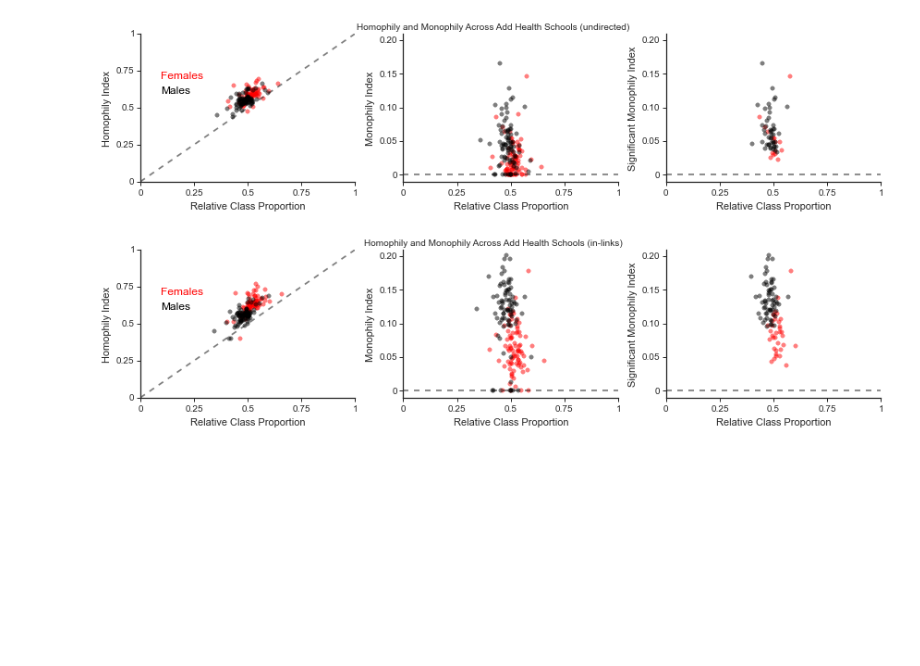
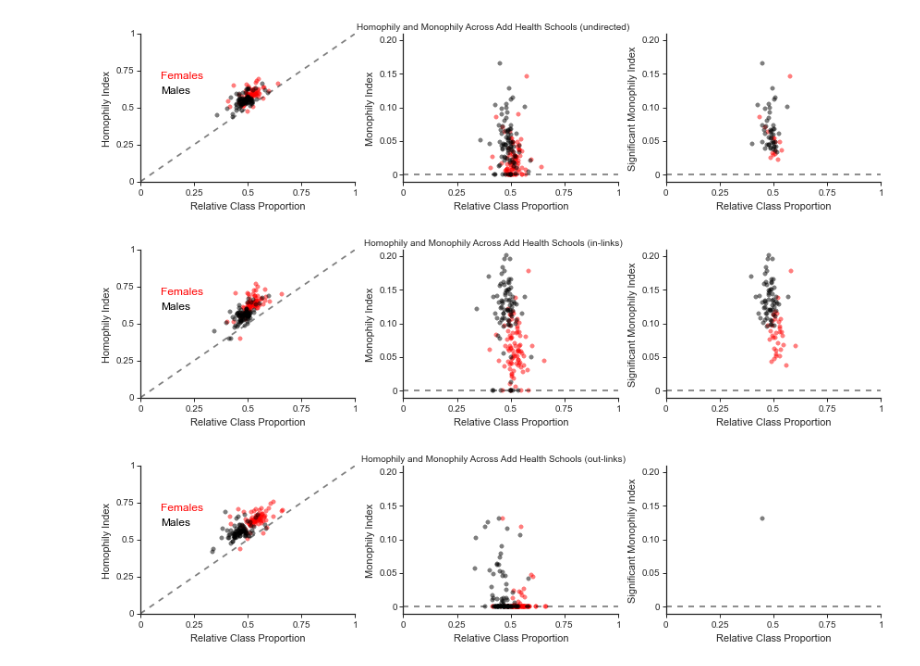
Before and after one commit to kaltenburger/gender_graph_code, a Jupyter notebook: code/0_analyze_FB100_AddHealth/d_All -- process all FB100 Schools and Add Health Schools.ipynb, the cells around one changed output. Cells and saved outputs as stored; diff of their text form; code cells hidden in the pictures; blank space fills up the shorter version.

```diff
--- a/code/0_analyze_FB100_AddHealth/d_All -- process all FB100 Schools and Add Health Schools.ipynb
+++ b/code/0_analyze_FB100_AddHealth/d_All -- process all FB100 Schools and Add Health Schools.ipynb
@@ -420,3 +400,100 @@ pp.savefig()
 pp.close()
 # %% [output]
 [figure]
+# %%
+## combine figures
+%matplotlib inline
+
+f, (ax1, ax2, ax3) = plt.subplots(1, 3,
+                             sharey=False, sharex=True,
+                            figsize=(12, 3))
+
+ax1.plot( [0,1],[0,1] ,'k--',alpha=0.5)
+
+plt.setp(ax1, xticks=[0,0.25, 0.5, 0.75, 1], xticklabels=['0', '0.25', '0.5', '0.75', '1'],
+        yticks=[0,0.25, 0.5, 0.75, 1], yticklabels=['0', '0.25', '0.5', '0.75', '1'])
+plt.setp(ax2, xticks=[0,0.25, 0.5, 0.75, 1], xticklabels=['0', '0.25', '0.5', '0.75', '1'],
+        yticks=[0,0.05, 0.1, 0.15, 0.2], yticklabels=['0','0.05', '0.10', '0.15', '0.20'])
+plt.setp(ax3, xticks=[0,0.25, 0.5, 0.75, 1], xticklabels=['0', '0.25', '0.5', '0.75', '1'],
+        yticks=[0,0.05, 0.1, 0.15, .2], yticklabels=['0','0.05', '0.10', '0.15', '0.20'])
+
+ax1.set_xticks([0,0.25, 0.5, 0.75, 1])
+ax1.minorticks_on()
+ax1.tick_params('both', length=4, width=1, which='major', left=1, bottom=1, top=0, right=0)
+ax1.set_xlabel('Relative Class Proportion')
+ax2.set_xlabel('Relative Class Proportion')
+ax3.set_xlabel('Relative Class Proportion')
+
+
+ax1.scatter(ah_hom_mon_out.ratio_F[ah_hom_mon_out.cc_average_degree_F>0],
+           ah_hom_mon_out.cc_homophily_F[ah_hom_mon_out.cc_average_degree_F>0],
+            color=color_F,alpha=0.5)
+#ax1.annotate('Females', xy=(0.1,0.7),
+#                 color=color_F, alpha=1, size=12)
+ax1.annotate('Males', xy=(0.1,0.6),
+                 color=color_M, alpha=1, size=12)
+ax1.annotate('Females', xy=(0.1,0.7),
+                 color=color_F, alpha=1, size=12)
+ax2.tick_params('both', length=4, width=1, which='major', left=1, bottom=1, top=0, right=0)
+ax3.tick_params('both', length=4, width=1, which='major', left=1, bottom=1, top=0, right=0)
+
+
+
+
+ax1.scatter(1-ah_hom_mon_out.ratio_F[ah_hom_mon_out.cc_average_degree_M>0],
+           ah_hom_mon_out.cc_homophily_M[ah_hom_mon_out.cc_average_degree_M>0],
+           color=color_M,alpha=0.5)
+#ax1.annotate('Males', xy=(0.1,0.6),
+#                 color=color_M, alpha=1, size=12)
+
+ax1.set_ylabel('Homophily Index')
+ax1.set_xlim(0,1)
+ax1.set_ylim(0,1)
+
+ax1.spines["right"].set_visible(False)
+ax1.spines["top"].set_visible(False)
+
+
+ax2.plot( [0,1],[0,0] ,'k--',alpha=0.5)
+
+ax2.scatter(ah_hom_mon_out.ratio_F[ah_hom_mon_out.cc_average_degree_F>0],
+           ah_hom_mon_out.cc_monophily_F[ah_hom_mon_out.cc_average_degree_F>0],
+            color=color_F,alpha=0.5)
+
+
+ax2.scatter(1-ah_hom_mon_out.ratio_F[ah_hom_mon_out.cc_average_degree_M>0],
+           ah_hom_mon_out.cc_monophily_M[ah_hom_mon_out.cc_average_degree_M>0],
+           color=color_M,alpha=0.5)
+
+ax2.set_ylabel('Monophily Index')
+ax2.set_xlim(0,1)
+ax2.set_ylim(-0.01,0.21)
+ax2.spines["right"].set_visible(False)
+ax2.spines["top"].set_visible(False)
+
+
+ax3.plot( [0,1],[0,0] ,'k--',alpha=0.5)
+
+
+ax3.scatter(ah_hom_mon_out.ratio_F[ah_hom_mon_out.chi_square_p_value_F<0.001],
+           ah_hom_mon_out.cc_monophily_F[ah_hom_mon_out.chi_square_p_value_F<0.001],
+            color=color_F,alpha=0.5)
+
+
+ax3.scatter(1-ah_hom_mon_out.ratio_F[ah_hom_mon_out.chi_square_p_value_M<00.001],
+           ah_hom_mon_out.cc_monophily_M[ah_hom_mon_out.chi_square_p_value_M<0.001],
+           color=color_M,alpha=0.5)
+
+ax3.set_ylabel('Significant Monophily Index')
+ax3.set_xlim(0,1)
+ax3.set_ylim(-0.01,0.21)
+ax3.spines["right"].set_visible(False)
+ax3.spines["top"].set_visible(False)
+
+plt.tight_layout()
+f.text(0.5, 0.95, 'Homophily and Monophily Across Add Health Schools (out-links)', ha='center',size=10)
+pp = PdfPages('../figures/AddHealth_homophily_monophily_outdirected_versus_class_proportion.pdf')
+pp.savefig()
+pp.close()
+# %% [output]
+[figure, added]
```
Also changed, not shown: parts of 2 cells of this notebook, 1 other file.
